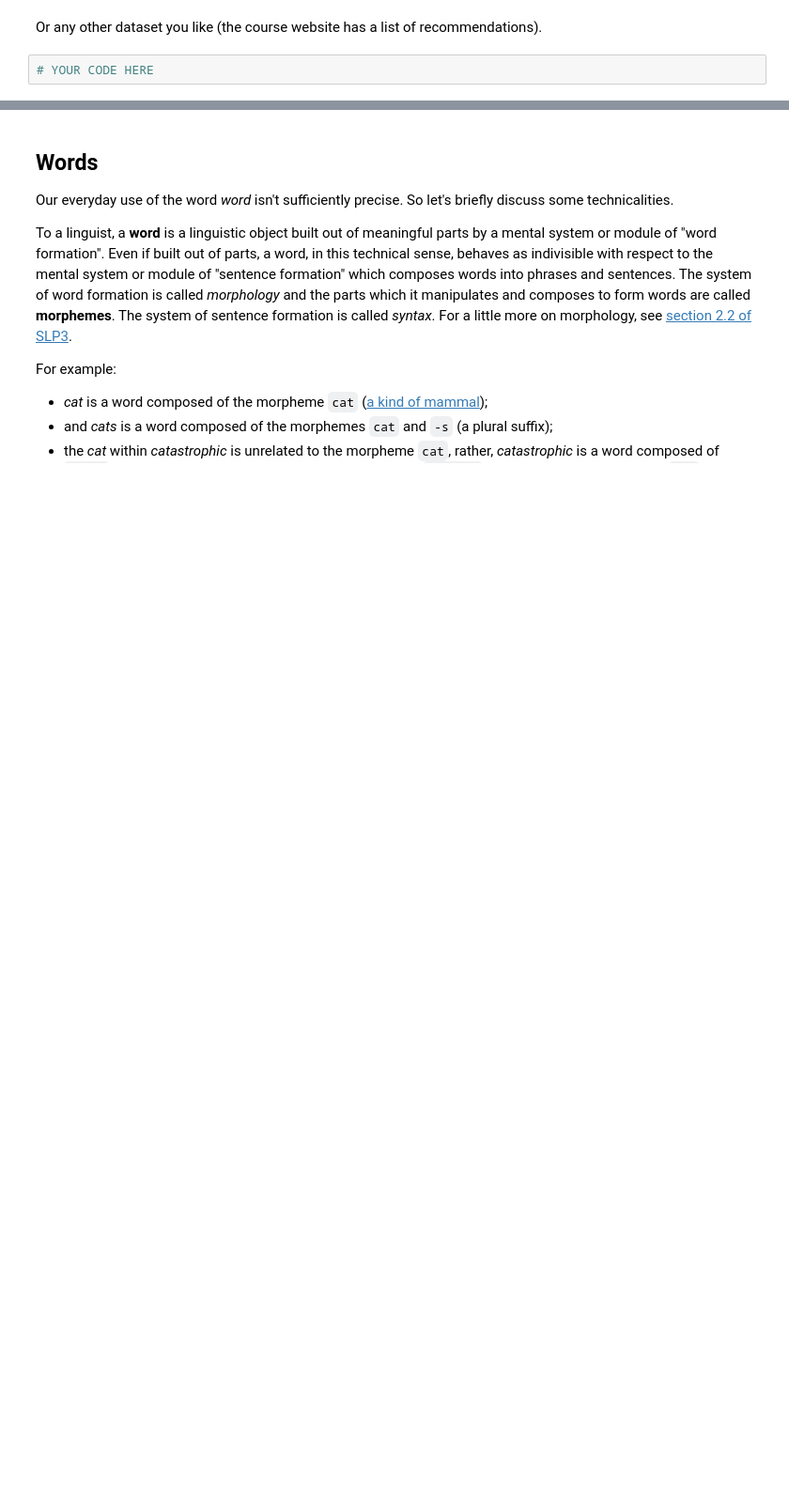
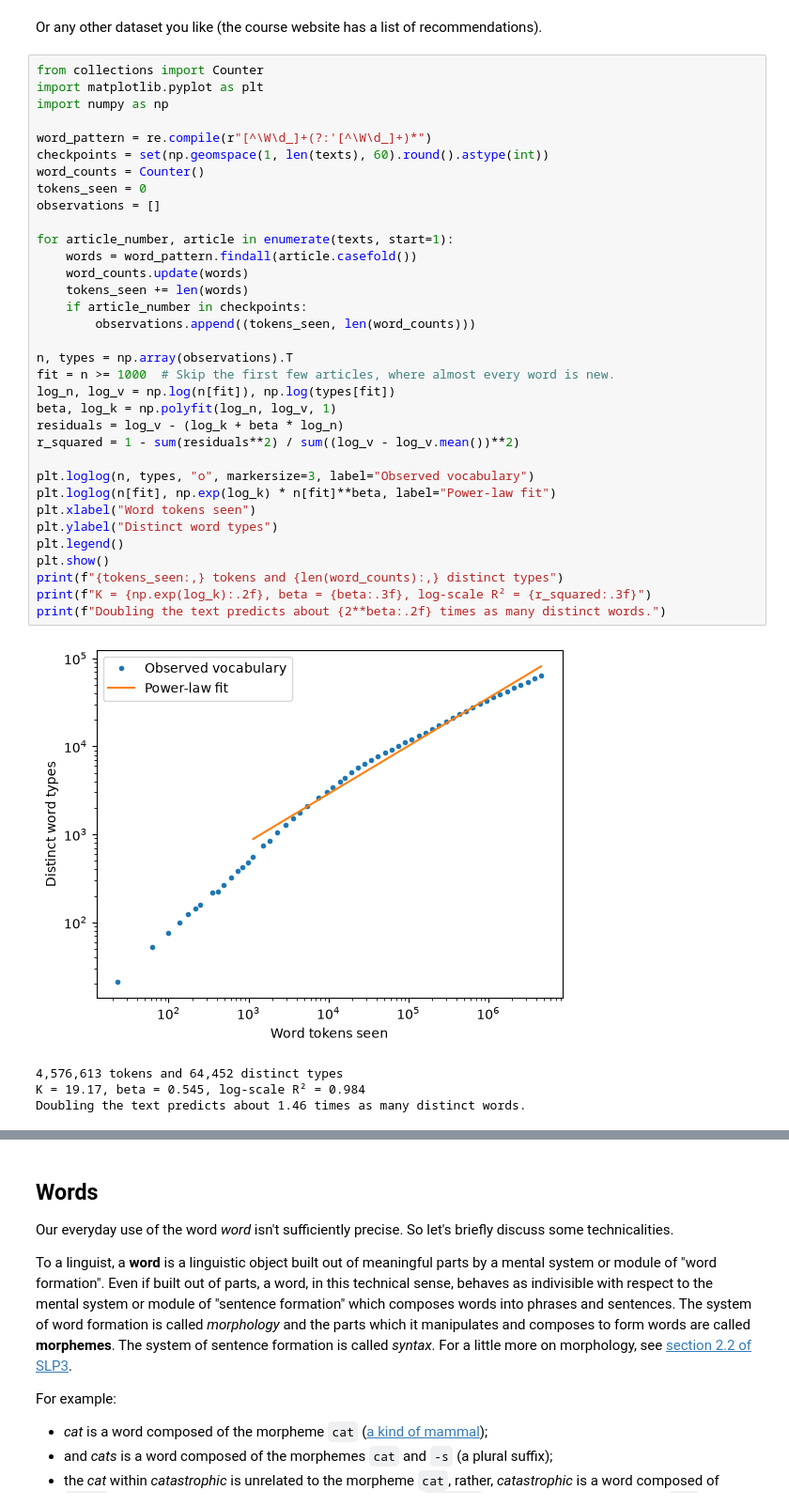
Before and after one commit to angelosntousis/Athena, a Jupyter notebook: part1/tutorial.ipynb, the cells around one changed output, grey strips where cells are left out. Shown at 94% size. Drawn from its saved outputs; the diff is of its cells as text; blank space fills up the shorter version.

```diff
--- a/part1/tutorial.ipynb
+++ b/part1/tutorial.ipynb
@@ -258,5 +261,42 @@ Wall St. Bears Claw Back Into the Black (Reuters) Reuters - Short-sellers, Wall
 # %% [markdown]
 Or any other dataset you like (the course website has a list of recommendations).
 # %%
-# YOUR CODE HERE
+from collections import Counter
+import matplotlib.pyplot as plt
+import numpy as np
+
+word_pattern = re.compile(r"[^\W\d_]+(?:'[^\W\d_]+)*")
+checkpoints = set(np.geomspace(1, len(texts), 60).round().astype(int))
+word_counts = Counter()
+tokens_seen = 0
+observations = []
+
+for article_number, article in enumerate(texts, start=1):
+    words = word_pattern.findall(article.casefold())
+    word_counts.update(words)
+    tokens_seen += len(words)
+    if article_number in checkpoints:
+        observations.append((tokens_seen, len(word_counts)))
+
+n, types = np.array(observations).T
+fit = n >= 1000  # Skip the first few articles, where almost every word is new.
+log_n, log_v = np.log(n[fit]), np.log(types[fit])
+beta, log_k = np.polyfit(log_n, log_v, 1)
+residuals = log_v - (log_k + beta * log_n)
+r_squared = 1 - sum(residuals**2) / sum((log_v - log_v.mean())**2)
+
+plt.loglog(n, types, "o", markersize=3, label="Observed vocabulary")
+plt.loglog(n[fit], np.exp(log_k) * n[fit]**beta, label="Power-law fit")
+plt.xlabel("Word tokens seen")
+plt.ylabel("Distinct word types")
+plt.legend()
+plt.show()
+print(f"{tokens_seen:,} tokens and {len(word_counts):,} distinct types")
+print(f"K = {np.exp(log_k):.2f}, beta = {beta:.3f}, log-scale R² = {r_squared:.3f}")
+print(f"Doubling the text predicts about {2**beta:.2f} times as many distinct words.")
+# %% [output]
+[figure, added]
+4,576,613 tokens and 64,452 distinct types
+K = 19.17, beta = 0.545, log-scale R² = 0.984
+Doubling the text predicts about 1.46 times as many distinct words.
 # %% [markdown]
```
Also changed, not shown: parts of 61 cells of this notebook.
